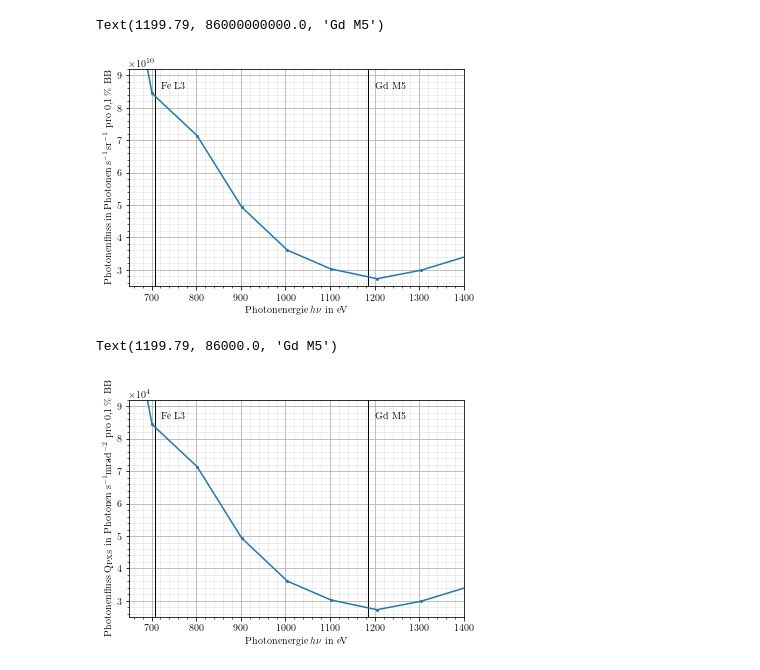
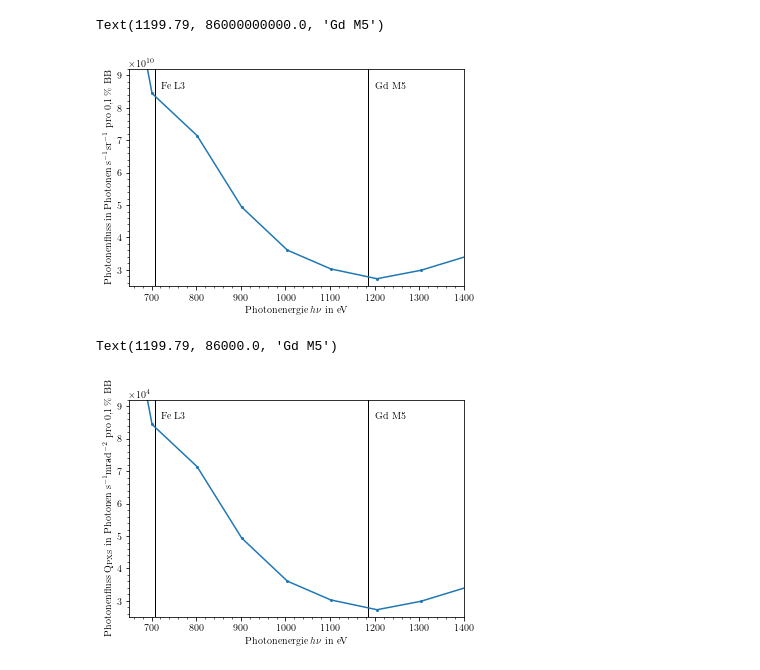
Before and after one commit to lrlunin/bachelorarbeit_python_notebooks_and_data, a Jupyter notebook: xps/plot from xps spectre from dat.ipynb, the cells around one changed output. Cells and saved outputs as stored; diff of their text form; code cells hidden in the pictures.

Commit message:
removed grid from xps spectrum

```diff
--- a/xps/plot from xps spectre from dat.ipynb
+++ b/xps/plot from xps spectre from dat.ipynb
@@ -51,33 +51,33 @@ flux_unique = flux_unique[args]
 # %%
 %matplotlib inline
 #grob
 fig, axs = plt.figure(), plt.gca()
 #fig.suptitle('MOENCH detector characteristics')
 axes = axs
 #axes.set_xlim(left=800, right=1200)
 #axes.set_title('Soft X-Ray Range')
 axes.set_xlim((650,1400))
 axes.set_ylim(bottom=2.5e10, top=9.2e10)
 
 axes.set_xlabel(r'Photonenergie $h\nu$ in eV')
 #axes.set_xscale('log')
 axes.set_ylabel(r"Photonenfluss in Photonen s$^{-1}$sr$^{-1}$ pro \SI{0,1}{\percent} BB")
-axes.grid(which='major')
-axes.grid(which='minor', color='#999999', linestyle='-', alpha=0.2)
+# axes.grid(which='major')
+# axes.grid(which='minor', color='#999999', linestyle='-', alpha=0.2)
 #axes.xaxis.set_major_formatter(OOMFormatter(order = 10, fformat = "%1.0f"))
 axes.yaxis.set_major_formatter(OOMFormatter(order = 10, fformat = "%1.0f"))
 axes.xaxis.set_major_locator(MultipleLocator(100))
 axes.xaxis.set_minor_locator(AutoMinorLocator(5))
 axes.yaxis.set_major_locator(MultipleLocator(1e10))
 axes.yaxis.set_minor_locator(AutoMinorLocator(5))
 axes.errorbar(ev_unique, flux_unique, fmt="-o", ms=2)
 axes.axvline(x=706.97, linestyle="-", color='black', linewidth=1, alpha=1)
 axes.text(x=706.97+15, y=8.6e10, s=r'Fe L3')
 axes.axvline(x=1184.79, linestyle="-",color='black', linewidth=1, alpha=1)
 axes.text(x=1184.79+15, y=8.6e10, s=r'Gd M5')
 # %% [output]
 Text(1199.79, 86000000000.0, 'Gd M5')
-[figure, old version]
+[figure, new version]
 # %%
 fig.savefig('xps_spectrum_700_1400.pgf', bbox_inches='tight', pad_inches=0.1)
 # %%
@@ -94,8 +94,8 @@ axes.set_ylim(bottom=2.5e4, top=9.2e4)
 axes.set_xlabel(r'Photonenergie $h\nu$ in eV')
 #axes.set_xscale('log')
 axes.set_ylabel(r"Photonenfluss Q$_\text{PXS}$ in Photonen s$^{-1}$mrad$^{-2}$ pro \SI{0,1}{\percent} BB") # converting to mrad^2 from sr
-axes.grid(which='major')
-axes.grid(which='minor', color='#999999', linestyle='-', alpha=0.2)
+# axes.grid(which='major')
+# axes.grid(which='minor', color='#999999', linestyle='-', alpha=0.2)
 #axes.xaxis.set_major_formatter(OOMFormatter(order = 10, fformat = "%1.0f"))
 axes.yaxis.set_major_formatter(OOMFormatter(order = 4, fformat = "%1.0f"))
 axes.xaxis.set_major_locator(MultipleLocator(100))
@@ -109,6 +109,6 @@ axes.axvline(x=1184.79, linestyle="-",color='black', linewidth=1, alpha=1)
 axes.text(x=1184.79+15, y=8.6e4, s=r'Gd M5')
 # %% [output]
 Text(1199.79, 86000.0, 'Gd M5')
-[figure, old version]
+[figure, new version]
 # %%
 fig.savefig('xps_spectrum_700_1400_mrad.pgf', bbox_inches='tight', pad_inches=0.1)
```
Also changed, not shown: 1 other file.
